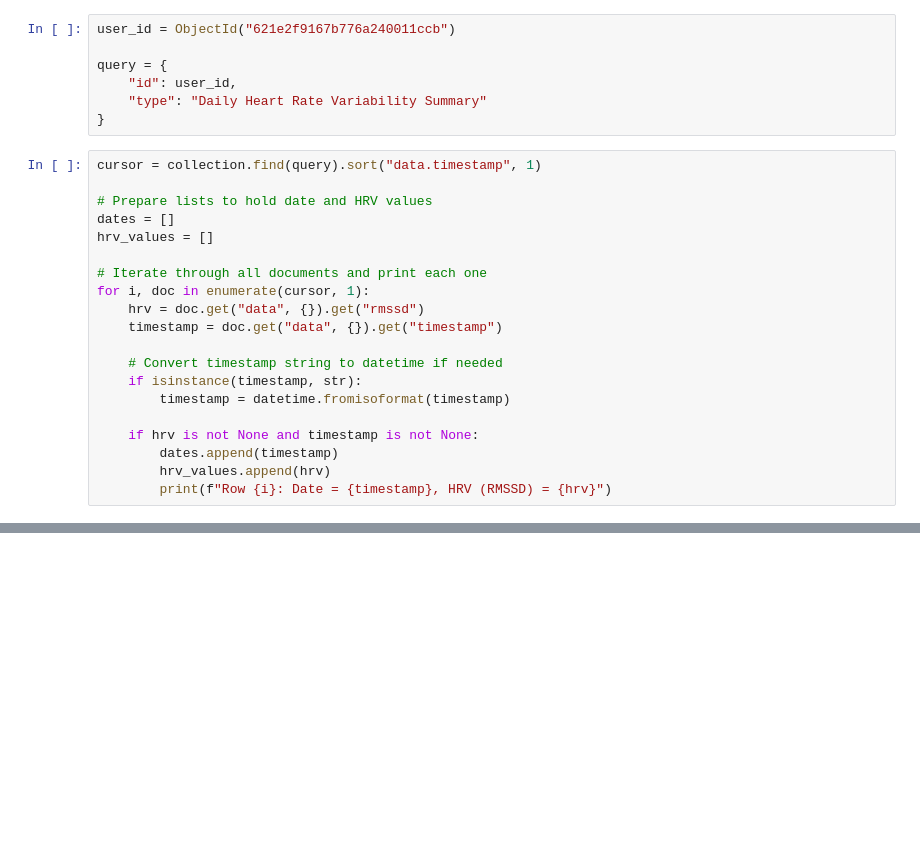
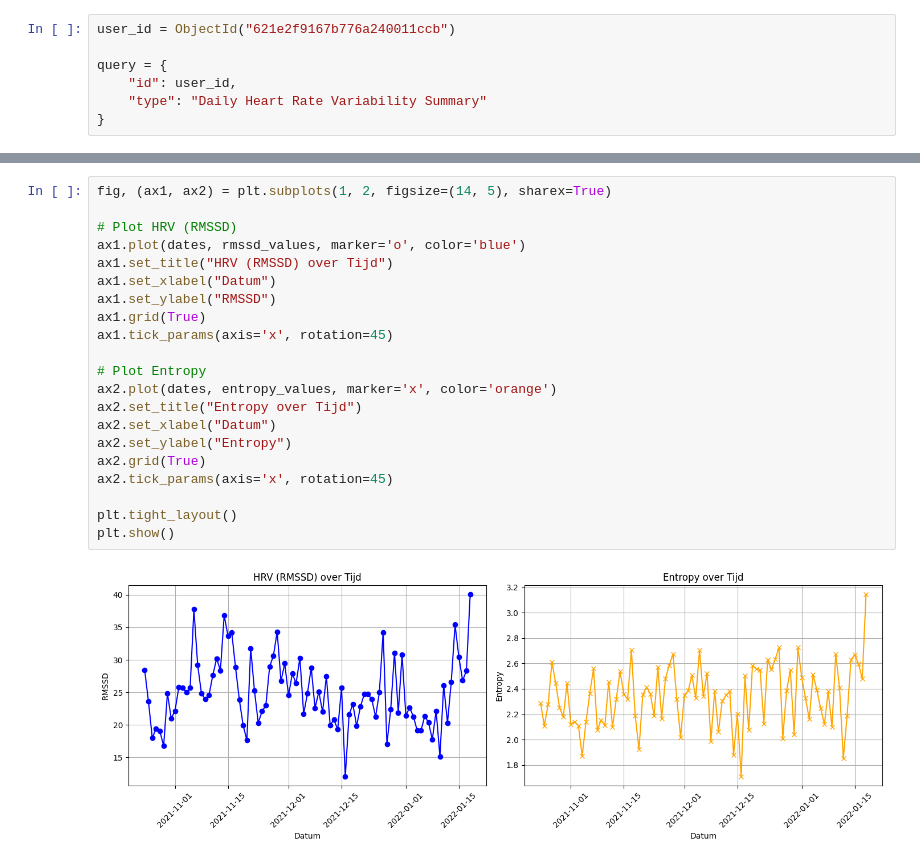
Before and after one commit to xanderaerts/ProjectLabProject, a Jupyter notebook: HRV.ipynb, the cells around one changed output, grey strips where cells are left out. Cells and saved outputs as stored; diff of their text form; blank space fills up the shorter version.

```diff
--- a/HRV.ipynb
+++ b/HRV.ipynb
@@ -16,23 +16,3 @@ query = {
     "id": user_id,
     "type": "Daily Heart Rate Variability Summary"
 }
-# %%
-cursor = collection.find(query).sort("data.timestamp", 1)
-
-# Prepare lists to hold date and HRV values
-dates = []
-hrv_values = []
-
-# Iterate through all documents and print each one
-for i, doc in enumerate(cursor, 1):
-    hrv = doc.get("data", {}).get("rmssd")
-    timestamp = doc.get("data", {}).get("timestamp")
-
-    # Convert timestamp string to datetime if needed
-    if isinstance(timestamp, str):
-        timestamp = datetime.fromisoformat(timestamp)
-
-    if hrv is not None and timestamp is not None:
-        dates.append(timestamp)
-        hrv_values.append(hrv)
-        print(f"Row {i}: Date = {timestamp}, HRV (RMSSD) = {hrv}")
@@ -57,0 +52,23 @@ plt.show()
+# %%
+fig, (ax1, ax2) = plt.subplots(1, 2, figsize=(14, 5), sharex=True)
+
+# Plot HRV (RMSSD)
+ax1.plot(dates, rmssd_values, marker='o', color='blue')
+ax1.set_title("HRV (RMSSD) over Tijd")
+ax1.set_xlabel("Datum")
+ax1.set_ylabel("RMSSD")
+ax1.grid(True)
+ax1.tick_params(axis='x', rotation=45)
+
+# Plot Entropy
+ax2.plot(dates, entropy_values, marker='x', color='orange')
+ax2.set_title("Entropy over Tijd")
+ax2.set_xlabel("Datum")
+ax2.set_ylabel("Entropy")
+ax2.grid(True)
+ax2.tick_params(axis='x', rotation=45)
+
+plt.tight_layout()
+plt.show()
+# %% [output]
+[figure, added]
```
Also changed, not shown: parts of 4 cells of this notebook.
